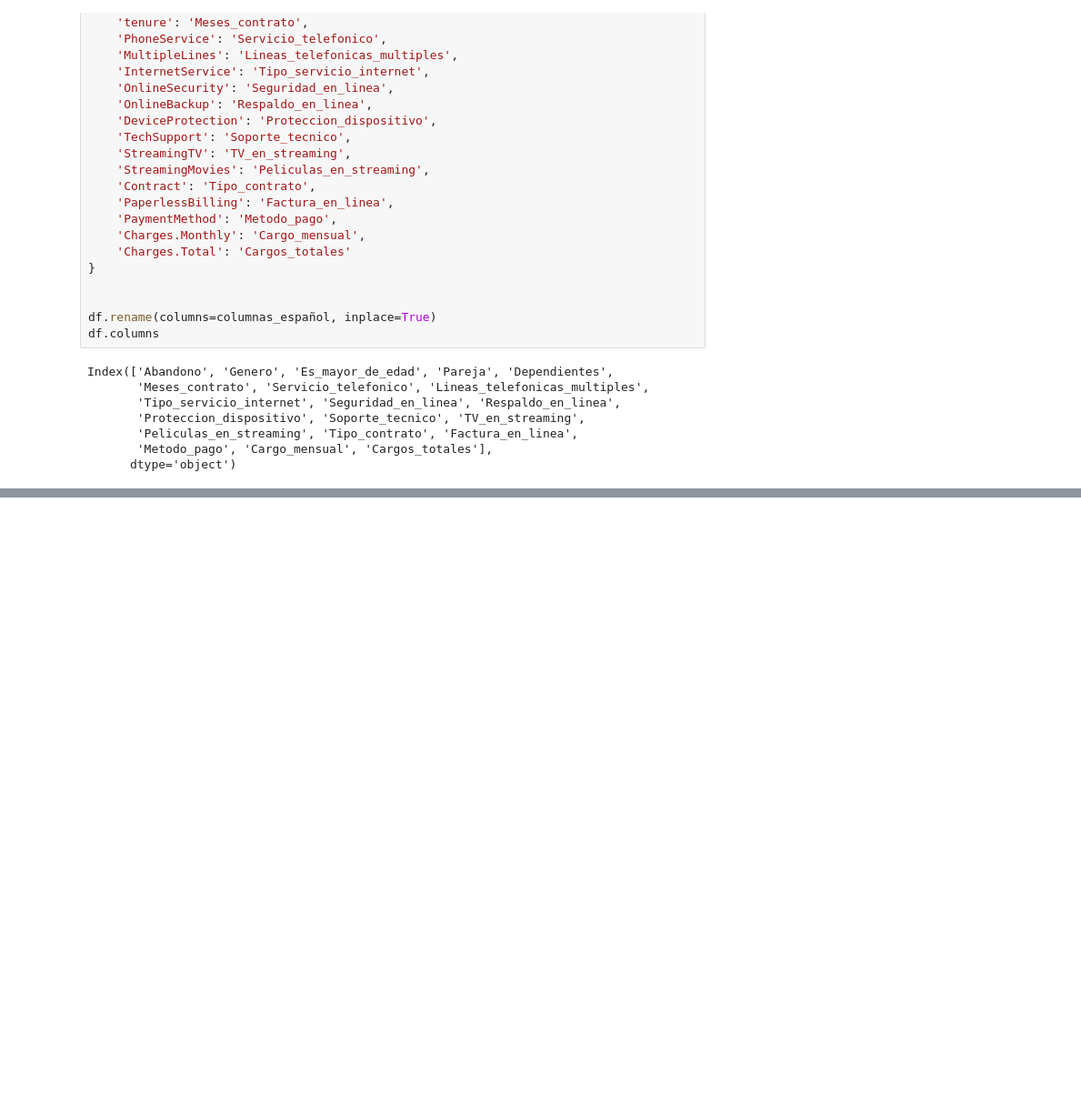
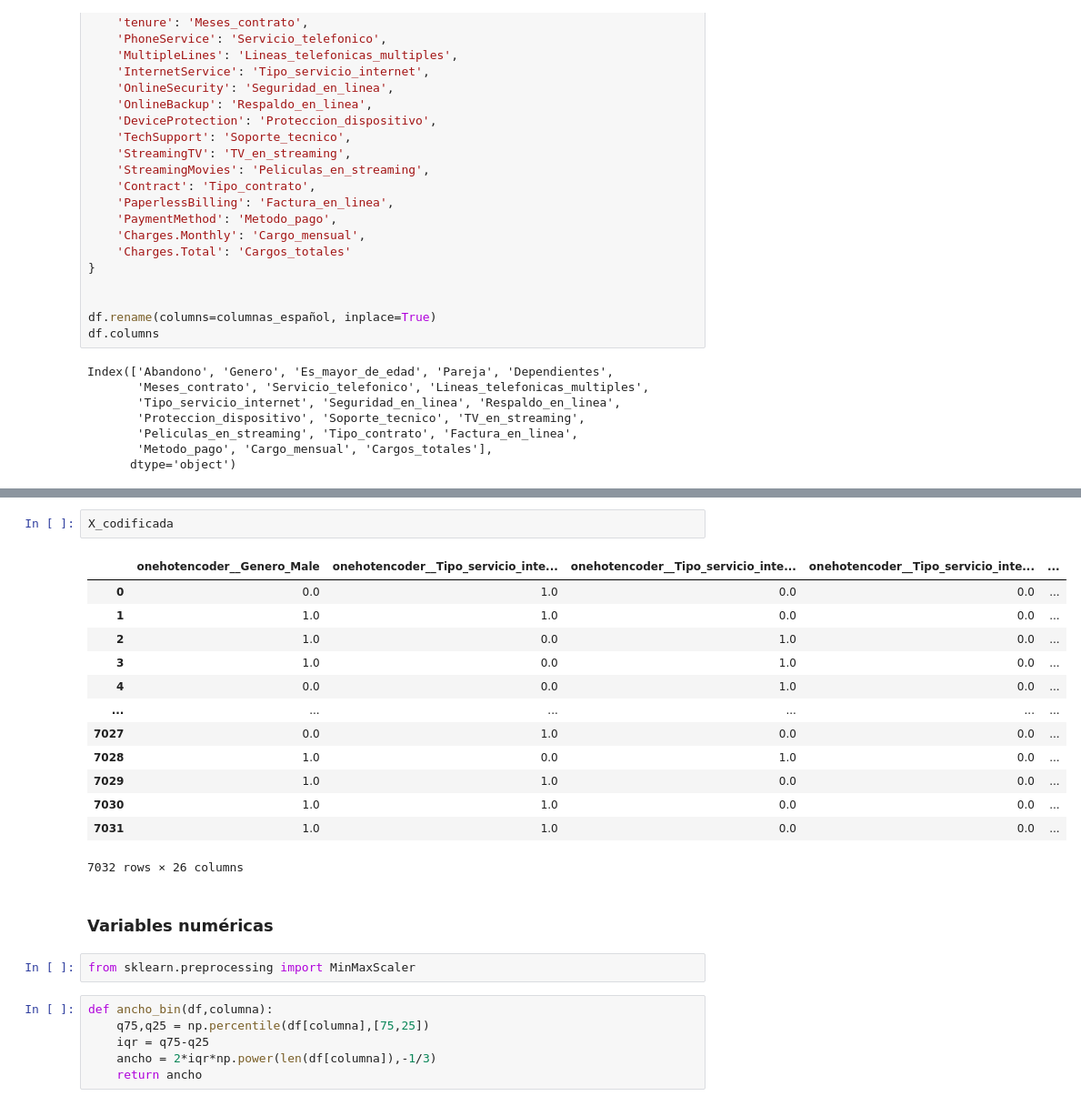
Before and after one commit to ErikGzz03TEC/Challenge_Telecom_X_parte_2, a Jupyter notebook: Challenge_TelecomX_2.ipynb, the cells around one changed output, grey strips where cells are left out. Shown at 91% size. Saved outputs shown, nothing was run; the diff lists cells and outputs as text; blank space fills up the shorter version.

```diff
--- a/Challenge_TelecomX_2.ipynb
+++ b/Challenge_TelecomX_2.ipynb
@@ -148,0 +339,26 @@ Index(['Abandono', 'Genero', 'Es_mayor_de_edad', 'Pareja', 'Dependientes',
+# %%
+X_codificada
+# %% [output]
+|  | onehotencoder__Genero_Male | onehotencoder__Tipo_servicio_inte... | onehotencoder__Tipo_servicio_inte... | onehotencoder__Tipo_servicio_inte... | ... |
+| 0 | 0.0 | 1.0 | 0.0 | 0.0 | ... |
+| 1 | 1.0 | 1.0 | 0.0 | 0.0 | ... |
+| 2 | 1.0 | 0.0 | 1.0 | 0.0 | ... |
+| 3 | 1.0 | 0.0 | 1.0 | 0.0 | ... |
+| 4 | 0.0 | 0.0 | 1.0 | 0.0 | ... |
+| ... | ... | ... | ... | ... | ... |
+| 7027 | 0.0 | 1.0 | 0.0 | 0.0 | ... |
+| 7028 | 1.0 | 0.0 | 1.0 | 0.0 | ... |
+| 7029 | 1.0 | 1.0 | 0.0 | 0.0 | ... |
+| 7030 | 1.0 | 1.0 | 0.0 | 0.0 | ... |
+| 7031 | 1.0 | 1.0 | 0.0 | 0.0 | ... |
+7032 rows × 26 columns
+# %% [markdown]
+### Variables numéricas
+# %%
+from sklearn.preprocessing import MinMaxScaler
+# %%
+def ancho_bin(df,columna):
+    q75,q25 = np.percentile(df[columna],[75,25])
+    iqr = q75-q25
+    ancho = 2*iqr*np.power(len(df[columna]),-1/3)
+    return ancho
```
Also changed, not shown: parts of 34 cells of this notebook.
